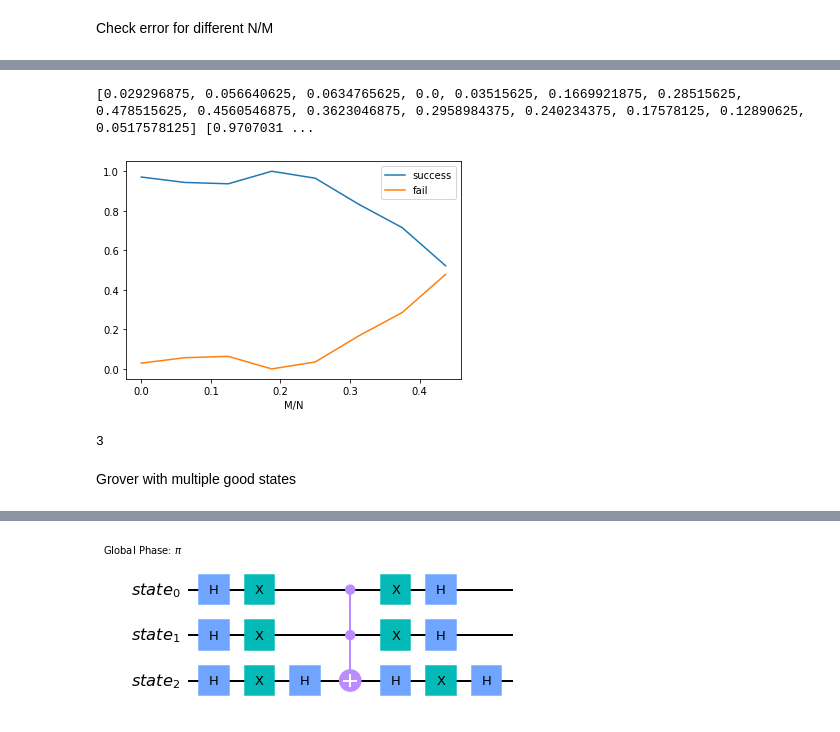
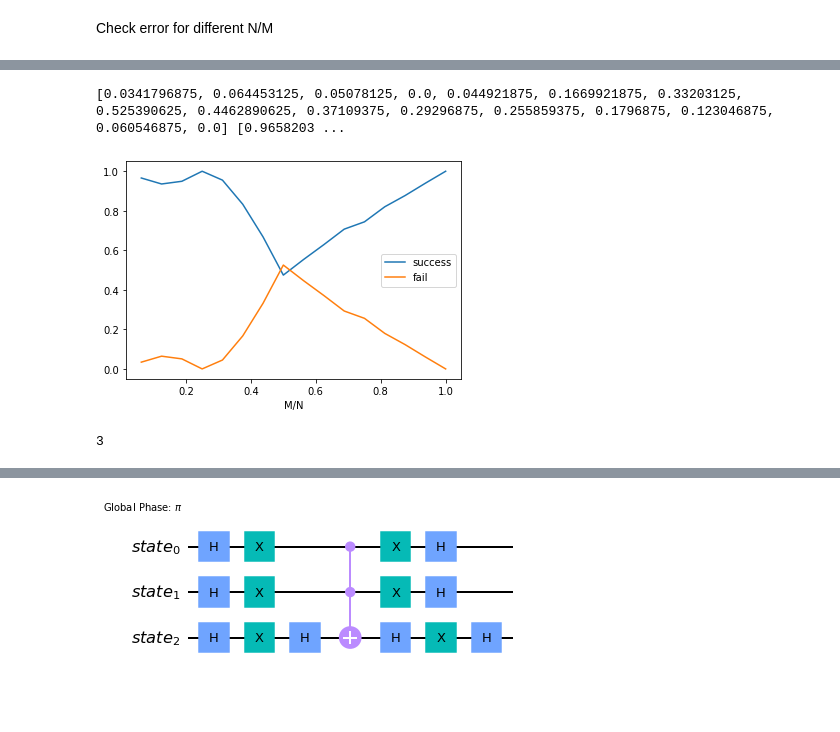
Before and after one commit to Kakimatyi/Grover-s-algo, a Jupyter notebook: Grover_algo.ipynb, the cells around one changed output, grey strips where cells are left out. Drawn from its saved outputs; the diff is of its cells as text; code cells hidden in the pictures; blank space fills up the shorter version.

```diff
--- a/Grover_algo.ipynb
+++ b/Grover_algo.ipynb
@@ -116,14 +119,15 @@ plot_histogram(answer)
 Grover search with multiple inputs
 # %%
 good_state = ['0001', '1111', '1110', '0000'] #these are numbers in binary form
-oracle = Statevector([1,1,0,0,0,0,0,0,0,0,0,0,0,0,1,1])
-#Consider all the numbers that can be represented by 4 bits, order them, the good_states's index will be 1
+#oracle = Statevector([1,1,0,0,0,0,0,0,0,0,0,0,0,0,1,1])
+#Consider all the numbers that can be represented by 4 bits, order them,
+# the good_states's index will be 1
 
-sample = '1001'
-#oracle = Statevector.from_label(sample) #creates staevector from winner sample
+sample = '1111'
+oracle = Statevector.from_label(sample) #creates staevector from winner sample
 
 print(np.around(oracle,2))
-problem = AmplificationProblem(oracle, is_good_state=good_state)
+problem = AmplificationProblem(oracle, is_good_state=sample)
 
 grover_circuits = []
 for iteration in range(0,20): #experimental test for multiple layers
@@ -132,6 +136,6 @@ for iteration in range(0,20): #experimental test for multiple layers
     circuit.measure_all()
     grover_circuits.append(circuit)
 
-grover_circuits[10].draw()
+#grover_circuits[1].draw(output='mpl')
 problem.grover_operator.decompose().draw(output='mpl')
 # %% [output]
@@ -141,8 +145,9 @@ problem.grover_operator.decompose().draw(output='mpl')
 # %%
 # Simulate and plot results
 aer_simulator = Aer.get_backend('aer_simulator')
-transpiled_qc = transpile(grover_circuits[3], aer_simulator)
+transpiled_qc = transpile(grover_circuits[9], aer_simulator)
 qobj = assemble(transpiled_qc)
 result = aer_simulator.run(qobj).result()
 plot_histogram(result.get_counts())
+#plt.savefig('1winner_histo.jpg', bbox_inches='tight', dpi=150)
 # %% [output]
@@ -164,12 +169,16 @@ for i in range(0,20):
     results = job.result()
     answer = results.get_counts(grover_circuits[i])
     if sample in answer.keys(): #sometimes, it doesn't find it at all
-       answers.append(answer[sample])
+       answers.append(answer[sample]/1024)
        sample_count +=1
 
 plot_histogram(answer)
 
 iters = np.linspace(0,sample_count,sample_count)
 plt.plot(iters, answers)
+plt.xlabel("Iterations")
+
+
+#plt.savefig('1winner_iters.jpg', bbox_inches='tight', dpi=150)
 # %% [output]
 Job Status: job has successfully run
@@ -202,7 +218,7 @@ states = [0 for i in range(16) ] #statevector of winning states
 findings = [] # save a chosen sample's num of succesful findings
 answers = [] # save ansers here
 
-for i in range(1,16): #meg kéne oldani, hogy random töltse fel...
+for i in range(0,16):
     strbin = str(bin(i))[2:]
     if len(strbin)<4:
         for j in range(4-len(strbin)):
@@ -210,12 +226,12 @@ for i in range(1,16): #meg kéne oldani, hogy random töltse fel...
     nums.append(strbin)
     states[i]=1
 
-    good_state = nums
-    oracle = Statevector(states)
+    good_state = nums  #numbers to find, winning states
+    oracle = Statevector(states) #statevector of winning states
 
     problem = AmplificationProblem(oracle, is_good_state=good_state)
 
-    iteration = Grover.optimal_num_iterations(num_solutions=i, num_qubits=4)
+    iteration = Grover.optimal_num_iterations(num_solutions=i+1, num_qubits=4)
     grover = Grover(iterations=iteration)
     circuit = grover.construct_circuit(problem) #this constructs the grover circ from the amplification problem, given a sample
     circuit.measure_all()
@@ -234,6 +250,6 @@ for i in range(1,16): #meg kéne oldani, hogy random töltse fel...
 
 
 
-
+print(states)
 print(findings)
 # %% [output]
@@ -249,29 +284,30 @@ for i in range(len(answers)):
 # %%
 fail = [] #sum of found winners
 winner = []
 
 for i in range(len(answers)):
     winnernum = 0
     for j in range(i+1):
         if nums[j] in answers[i]:
             winnernum+=answers[i][nums[j]]
     fail.append((1024-winnernum)/1024)
     winner.append(winnernum/1024)
 
 print(fail, winner)
 
 ratio = []
-for k in range(8):
+for k in range(1,17):
     ratio.append(k/16)
 
-plt.plot(ratio, winner[0:8], label='success')
-plt.plot(ratio, fail[0:8], label='fail')
+plt.plot(ratio, winner[0:16], label='success')
+plt.plot(ratio, fail[0:16], label='fail')
 plt.xlabel('M/N')
 plt.legend()
 plt.show()
+#plt.savefig('SperFail_by_ratio.jpg', bbox_inches='tight', dpi=150)
 # %% [output]
-[0.029296875, 0.056640625, 0.0634765625, 0.0, 0.03515625, 0.1669921875, 0.28515625, 0.478515625, 0.4560546875, 0.3623046875, 0.2958984375, 0.240234375, 0.17578125, 0.12890625, 0.0517578125] [0.9707031 ...
+[0.0341796875, 0.064453125, 0.05078125, 0.0, 0.044921875, 0.1669921875, 0.33203125, 0.525390625, 0.4462890625, 0.37109375, 0.29296875, 0.255859375, 0.1796875, 0.123046875, 0.060546875, 0.0] [0.9658203 ...
-[figure, old version]
+[figure, new version]
 # %%
 problem = AmplificationProblem(oracle, is_good_state=sample)
 grover = Grover(iterations=100, sample_from_iterations=True)
@@ -280,8 +316,6 @@ iterations = Grover.optimal_num_iterations(num_solutions=1, num_qubits=4)
 iterations
 # %% [output]
 3
-# %% [markdown]
-Grover with multiple good states
 # %%
 grover_op = GroverOperator(oracle, insert_barriers=True)
 grover_op.decompose().draw(output='mpl')
```
Also changed, not shown: parts of 13 cells of this notebook.
